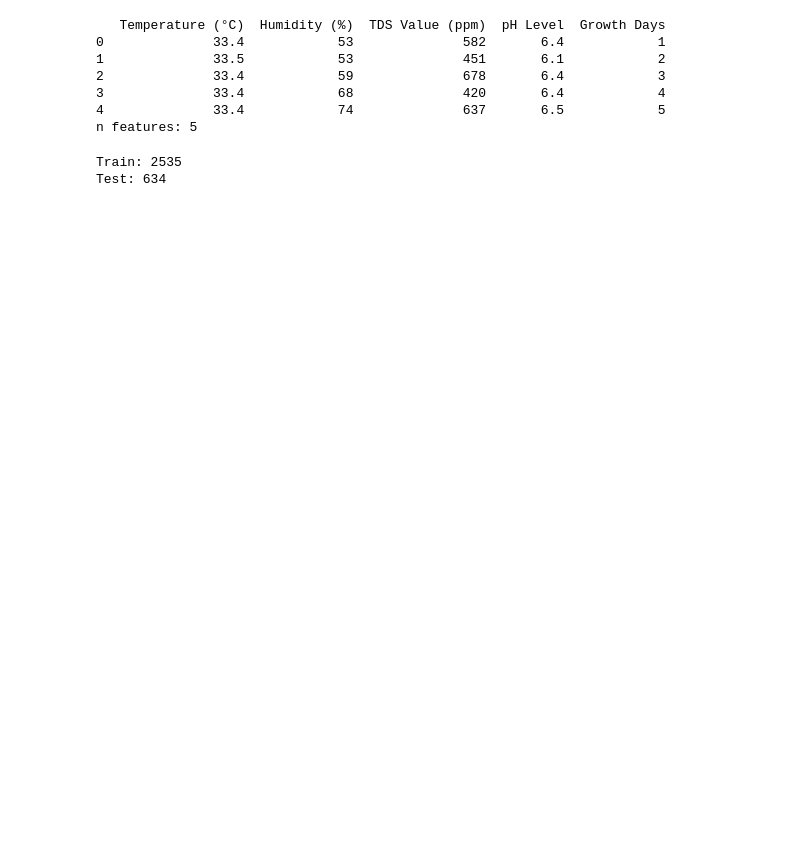
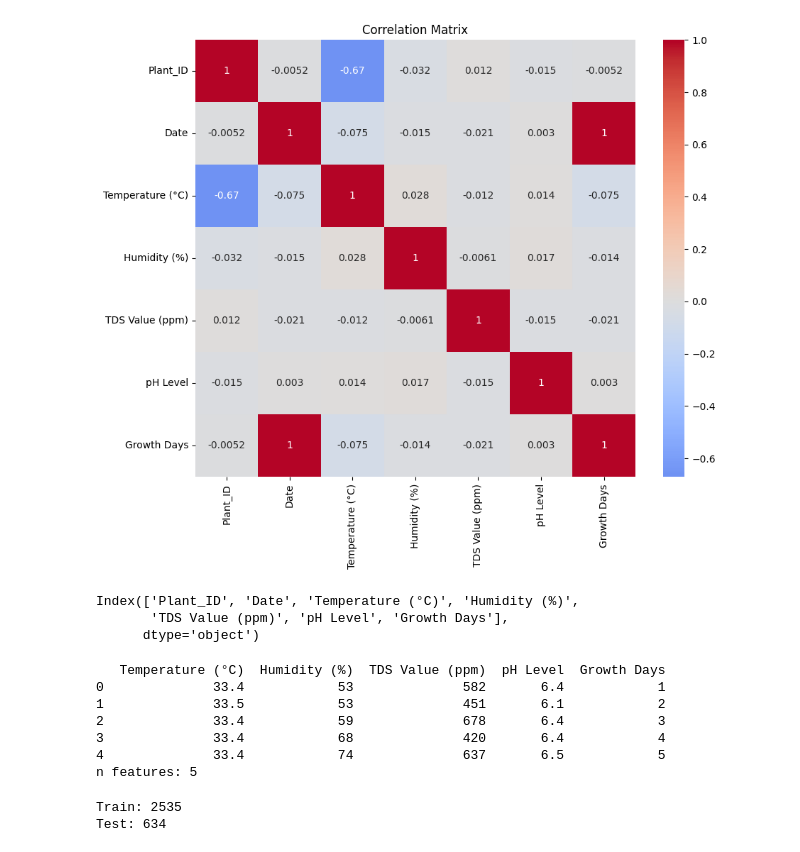
Before and after one commit to Figo628/ML-Team-Capstone-C241-PS448, a Jupyter notebook: ml_Kukuh/lettuce-MLP3.ipynb, the cells around one changed output. Cells and saved outputs as stored; diff of their text form; code cells hidden in the pictures; blank space fills up the shorter version.

```diff
--- a/ml_Kukuh/lettuce-MLP3.ipynb
+++ b/ml_Kukuh/lettuce-MLP3.ipynb
@@ -19 +135,23 @@ def windowed_dataset(series, batch_size, n_past=24, n_future=4, shift=1):
+# %%
+lettuce_df['Date'] = pd.to_datetime(lettuce_df['Date']).map(pd.Timestamp.toordinal)
+
+
+
+# Create correlation matrix
+correlation_matrix = lettuce_df.corr()
+
+
+# Visualize the correlation matrix using seaborn
+plt.figure(figsize=(10, 8))
+sns.heatmap(correlation_matrix, annot=True, cmap='coolwarm', center=0)
+plt.title('Correlation Matrix')
+plt.show()
+# %% [output]
+[figure, added]
+# %%
+lettuce_df.columns
+# %% [output]
+Index(['Plant_ID', 'Date', 'Temperature (°C)', 'Humidity (%)',
+       'TDS Value (ppm)', 'pH Level', 'Growth Days'],
+      dtype='object')
 # %%
```
Also changed, not shown: parts of 22 cells of this notebook, 6 other files.
